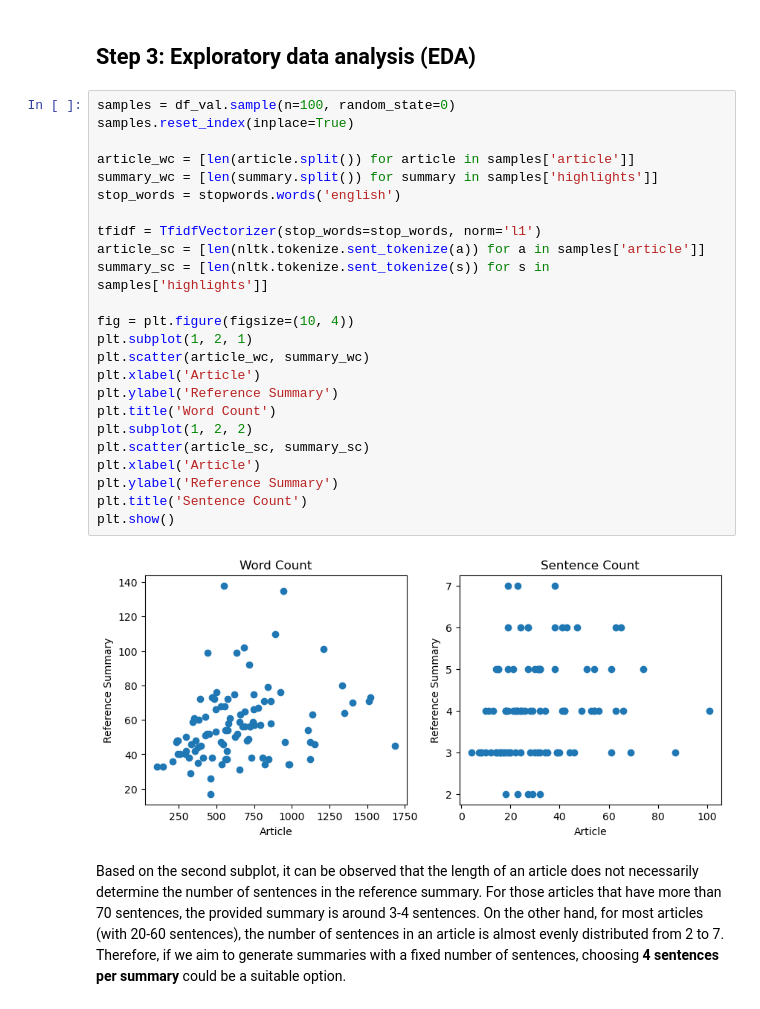
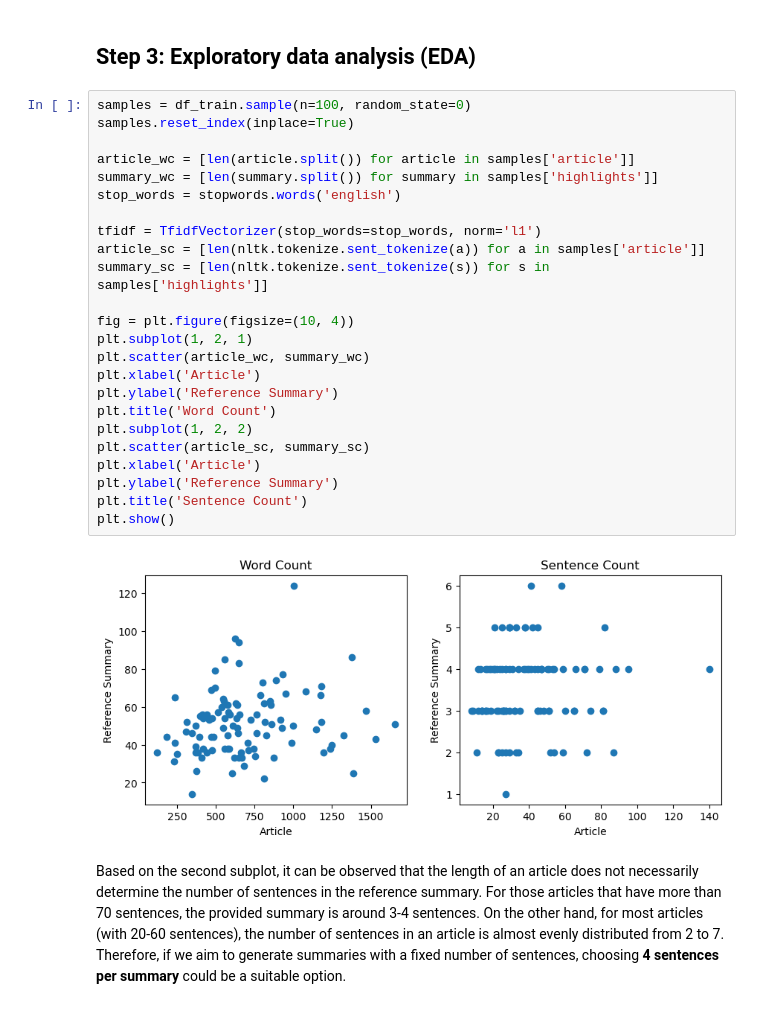
Before and after one commit to zs144/23fa-ece684-final-proj, a Jupyter notebook: method1_baseline.ipynb, the cells around one changed output. Drawn from its saved outputs; the diff is of its cells as text.

```diff
--- a/method1_baseline.ipynb
+++ b/method1_baseline.ipynb
@@ -143,31 +143,31 @@ example_summary
 # %% [markdown]
 ## Step 3: Exploratory data analysis (EDA)
 # %%
-samples = df_val.sample(n=100, random_state=0)
+samples = df_train.sample(n=100, random_state=0)
 samples.reset_index(inplace=True)
 
 article_wc = [len(article.split()) for article in samples['article']]
 summary_wc = [len(summary.split()) for summary in samples['highlights']]
 stop_words = stopwords.words('english')
 
 tfidf = TfidfVectorizer(stop_words=stop_words, norm='l1')
 article_sc = [len(nltk.tokenize.sent_tokenize(a)) for a in samples['article']]
 summary_sc = [len(nltk.tokenize.sent_tokenize(s)) for s in samples['highlights']]
 
 fig = plt.figure(figsize=(10, 4))
 plt.subplot(1, 2, 1)
 plt.scatter(article_wc, summary_wc)
 plt.xlabel('Article')
 plt.ylabel('Reference Summary')
 plt.title('Word Count')
 plt.subplot(1, 2, 2)
 plt.scatter(article_sc, summary_sc)
 plt.xlabel('Article')
 plt.ylabel('Reference Summary')
 plt.title('Sentence Count')
 plt.show()
 # %% [output]
-[figure, old version]
+[figure, new version]
 # %% [markdown]
 Based on the second subplot, it can be observed that the length of an article does not necessarily determine the number of sentences in the reference summary. For those articles that have more than 70 sentences, the provided summary is around 3-4 sentences. On the other hand, for most articles (with 20-60 sentences), the number of sentences in an article is almost evenly distributed from 2 to 7. Therefore, if we aim to generate summaries with a fixed number of sentences, choosing **4 sentences per summary** could be a suitable option.
 # %% [markdown]
```
Also changed, not shown: parts of 11 cells of this notebook, 1 other file.
